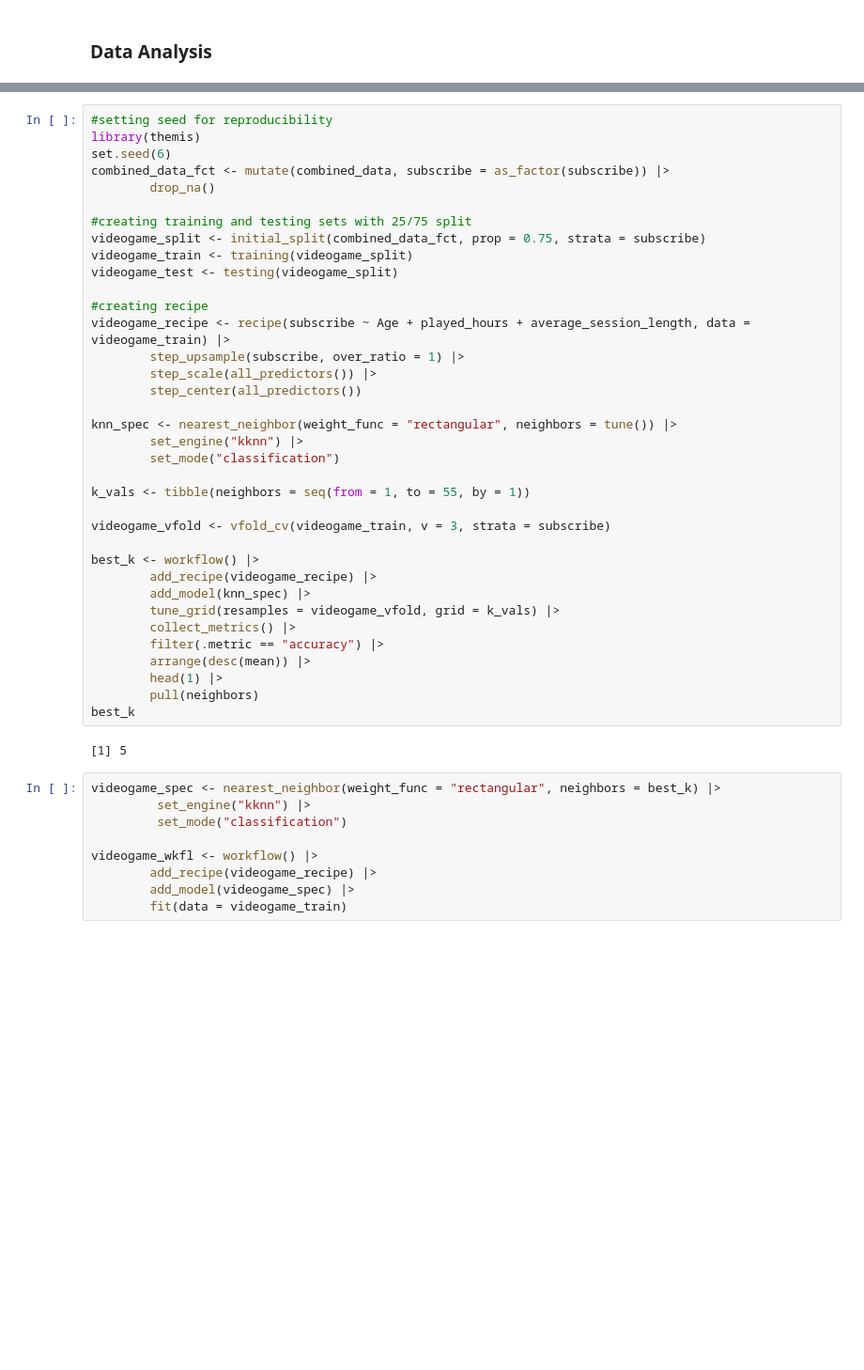
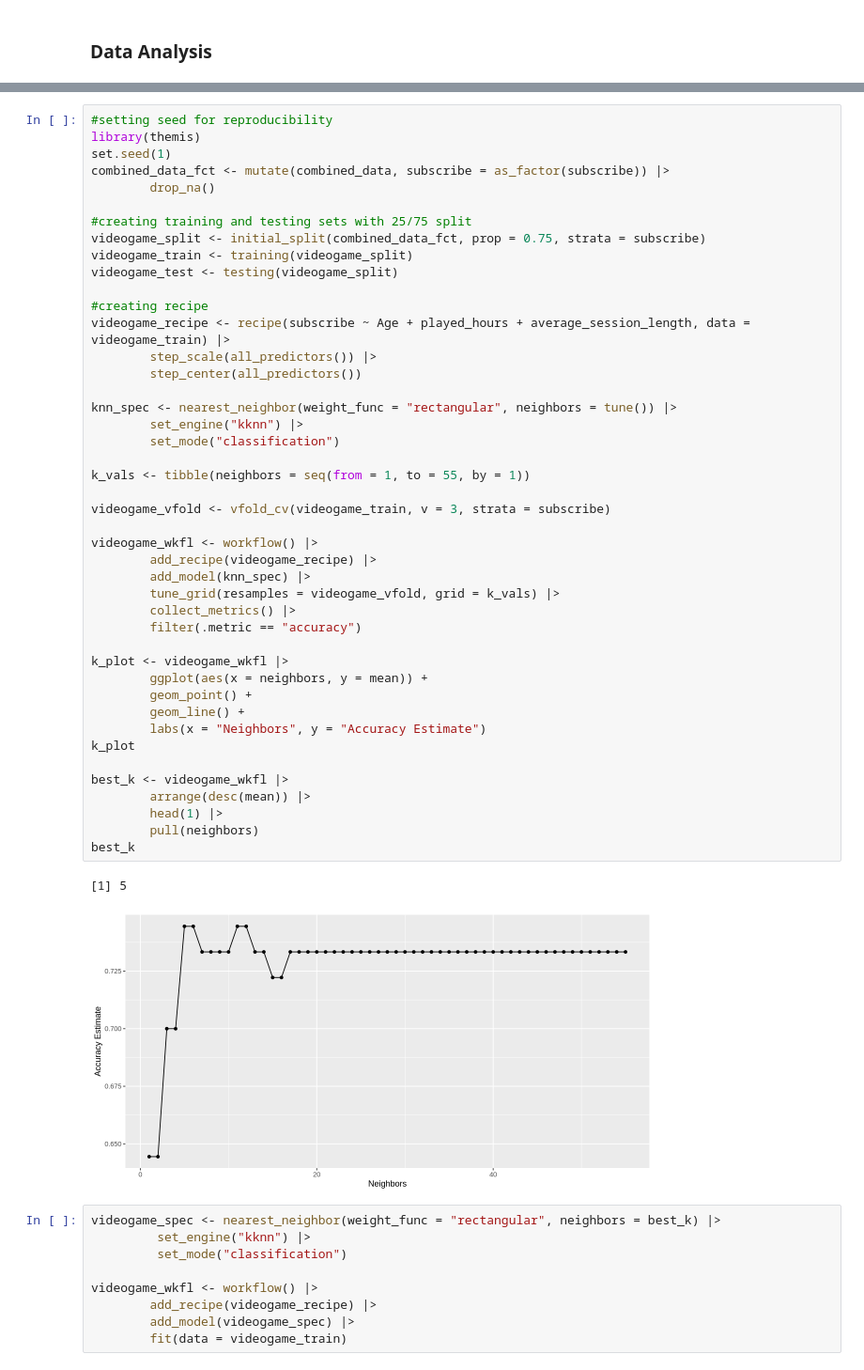
Before and after one commit to skylv777/dsci100_group_project, a Jupyter notebook: group_project.ipynb, the cells around one changed output, grey strips where cells are left out. Shown at 94% size. Cells and saved outputs as stored; diff of their text form; blank space fills up the shorter version.

```diff
--- a/group_project.ipynb
+++ b/group_project.ipynb
@@ -246,41 +263,50 @@ The ratio between subscription status varies slightly by experience level but th
 # %%
 #setting seed for reproducibility
 library(themis)
-set.seed(6)
+set.seed(1)
 combined_data_fct <- mutate(combined_data, subscribe = as_factor(subscribe)) |>
         drop_na()
 
 #creating training and testing sets with 25/75 split
 videogame_split <- initial_split(combined_data_fct, prop = 0.75, strata = subscribe)
 videogame_train <- training(videogame_split)
 videogame_test <- testing(videogame_split)
 
 #creating recipe
 videogame_recipe <- recipe(subscribe ~ Age + played_hours + average_session_length, data = videogame_train) |>
-        step_upsample(subscribe, over_ratio = 1) |>
         step_scale(all_predictors()) |>
         step_center(all_predictors())
 
 knn_spec <- nearest_neighbor(weight_func = "rectangular", neighbors = tune()) |>
         set_engine("kknn") |>
         set_mode("classification")
 
 k_vals <- tibble(neighbors = seq(from = 1, to = 55, by = 1))
 
 videogame_vfold <- vfold_cv(videogame_train, v = 3, strata = subscribe)
 
-best_k <- workflow() |>
+videogame_wkfl <- workflow() |>
         add_recipe(videogame_recipe) |>
         add_model(knn_spec) |>
         tune_grid(resamples = videogame_vfold, grid = k_vals) |>
         collect_metrics() |>
-        filter(.metric == "accuracy") |>
+        filter(.metric == "accuracy")
+
+k_plot <- videogame_wkfl |>
+        ggplot(aes(x = neighbors, y = mean)) +
+        geom_point() +
+        geom_line() +
+        labs(x = "Neighbors", y = "Accuracy Estimate")
+k_plot
+
+best_k <- videogame_wkfl |>
         arrange(desc(mean)) |>
         head(1) |>
         pull(neighbors)
 best_k
 # %% [output]
 [1] 5
+[figure, added]
 # %%
 videogame_spec <- nearest_neighbor(weight_func = "rectangular", neighbors = best_k) |>
          set_engine("kknn") |>
```
Also changed, not shown: parts of 8 cells of this notebook.
